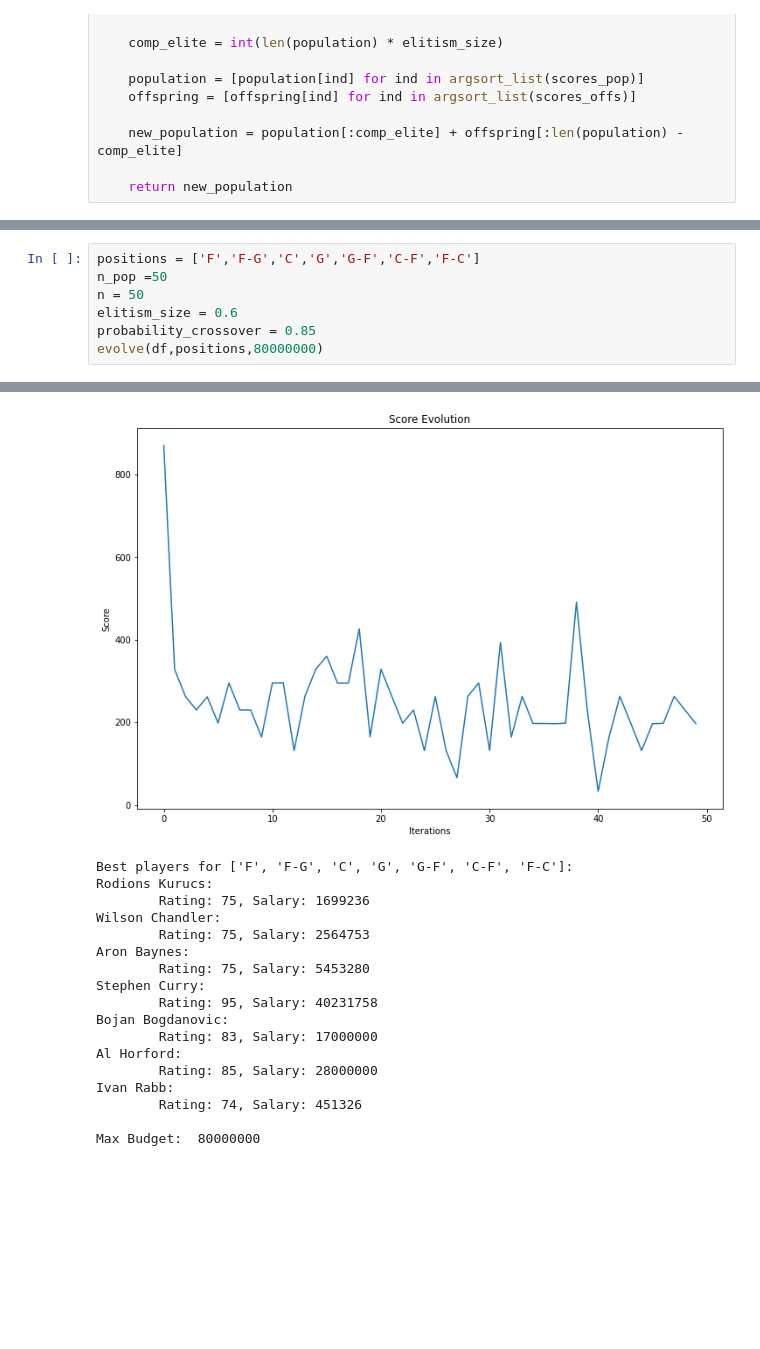
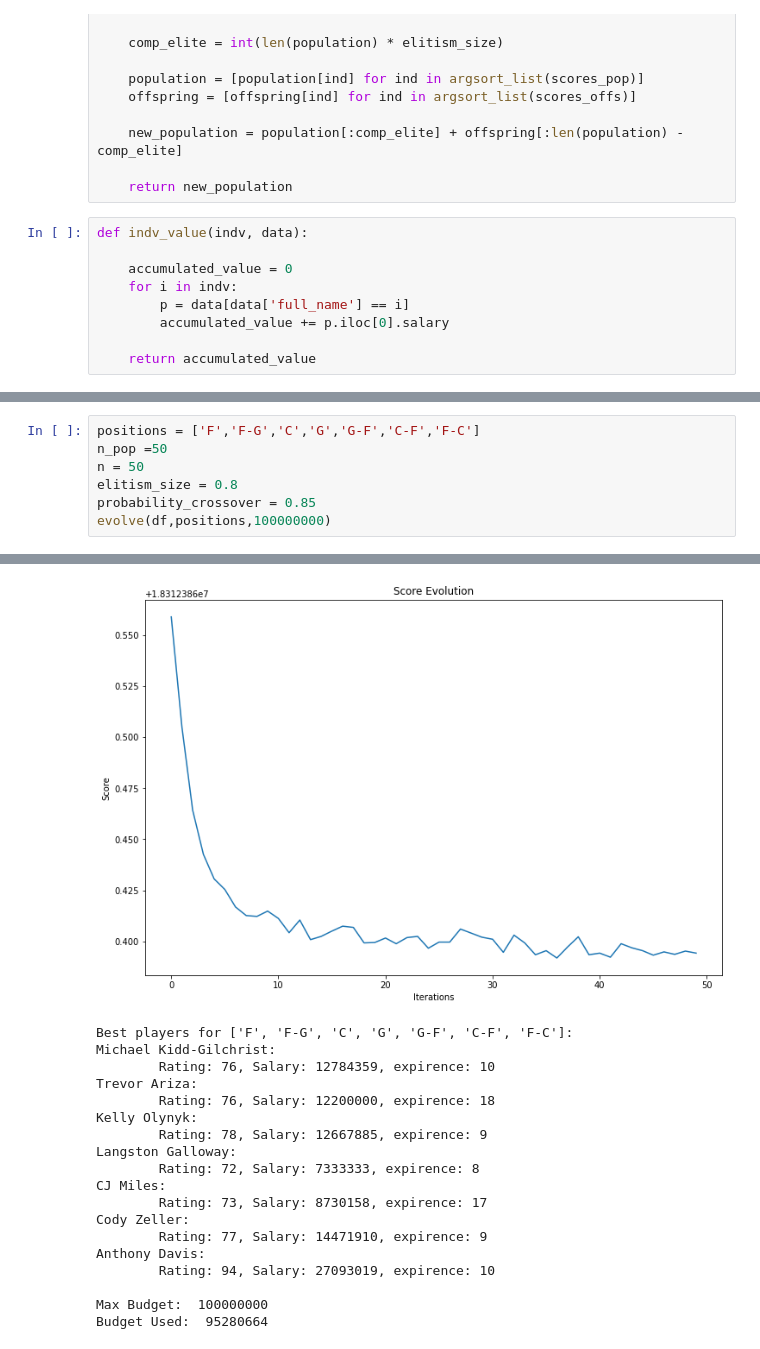
Before and after one commit to mKozik7/Data_Analytics, a Jupyter notebook: Nba2k.ipynb, the cells around one changed output, grey strips where cells are left out. Saved outputs shown, nothing was run; the diff lists cells and outputs as text; blank space fills up the shorter version.

```diff
--- a/Nba2k.ipynb
+++ b/Nba2k.ipynb
@@ -73,4 +90,13 @@ def elitism(original_data, population, offspring, budget):
     new_population = population[:comp_elite] + offspring[:len(population) - comp_elite]
 
     return new_population
+# %%
+def indv_value(indv, data):
+
+    accumulated_value = 0
+    for i in indv:
+        p = data[data['full_name'] == i]
+        accumulated_value += p.iloc[0].salary
+
+    return accumulated_value
 # %%
@@ -152,7 +179,7 @@ def evolve(data,positions,budget):
 positions = ['F','F-G','C','G','G-F','C-F','F-C']
 n_pop =50
 n = 50
-elitism_size = 0.6
+elitism_size = 0.8
 probability_crossover = 0.85
-evolve(df,positions,80000000)
+evolve(df,positions,100000000)
 # %% [output]
@@ -169,18 +196,19 @@ Iteration  45 : Average Score: 196.546 Best so far: 0 ['Rodions Kurucs', 'Wilson
-[figure, old version]
+[figure, new version]
 Best players for ['F', 'F-G', 'C', 'G', 'G-F', 'C-F', 'F-C']:
-Rodions Kurucs:
-        Rating: 75, Salary: 1699236
-Wilson Chandler:
-        Rating: 75, Salary: 2564753
-Aron Baynes:
-        Rating: 75, Salary: 5453280
-Stephen Curry:
-        Rating: 95, Salary: 40231758
-Bojan Bogdanovic:
-        Rating: 83, Salary: 17000000
-Al Horford:
-        Rating: 85, Salary: 28000000
-Ivan Rabb:
-        Rating: 74, Salary: 451326
+Michael Kidd-Gilchrist:
+        Rating: 76, Salary: 12784359, expirence: 10
+Trevor Ariza:
+        Rating: 76, Salary: 12200000, expirence: 18
+Kelly Olynyk:
+        Rating: 78, Salary: 12667885, expirence: 9
+Langston Galloway:
+        Rating: 72, Salary: 7333333, expirence: 8
+CJ Miles:
+        Rating: 73, Salary: 8730158, expirence: 17
+Cody Zeller:
+        Rating: 77, Salary: 14471910, expirence: 9
+Anthony Davis:
+        Rating: 94, Salary: 27093019, expirence: 10
 
-Max Budget:  80000000
+Max Budget:  100000000
+Budget Used:  95280664
```
Also changed, not shown: parts of 4 cells of this notebook.
